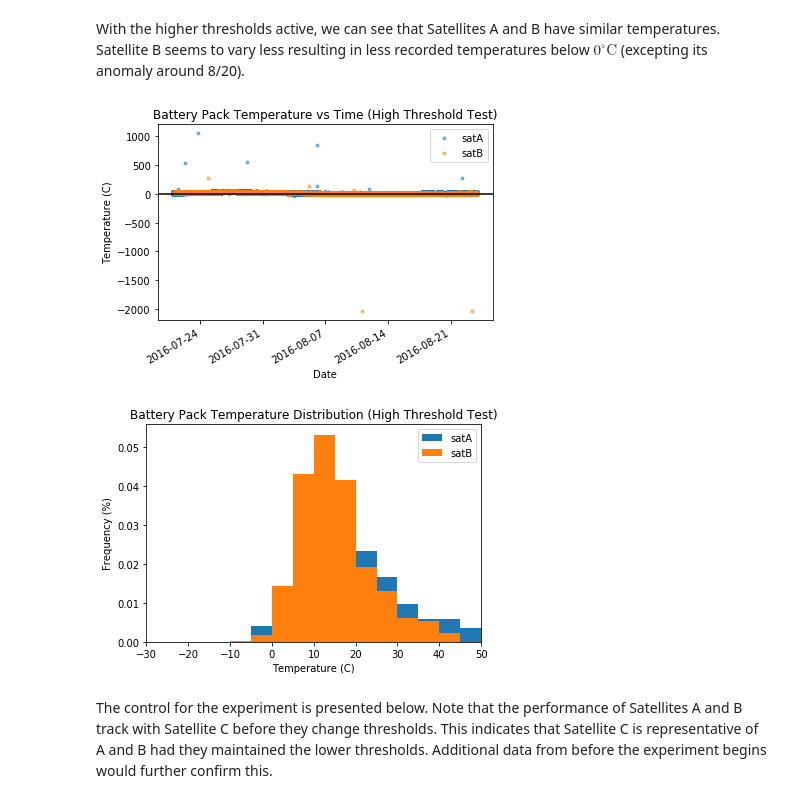
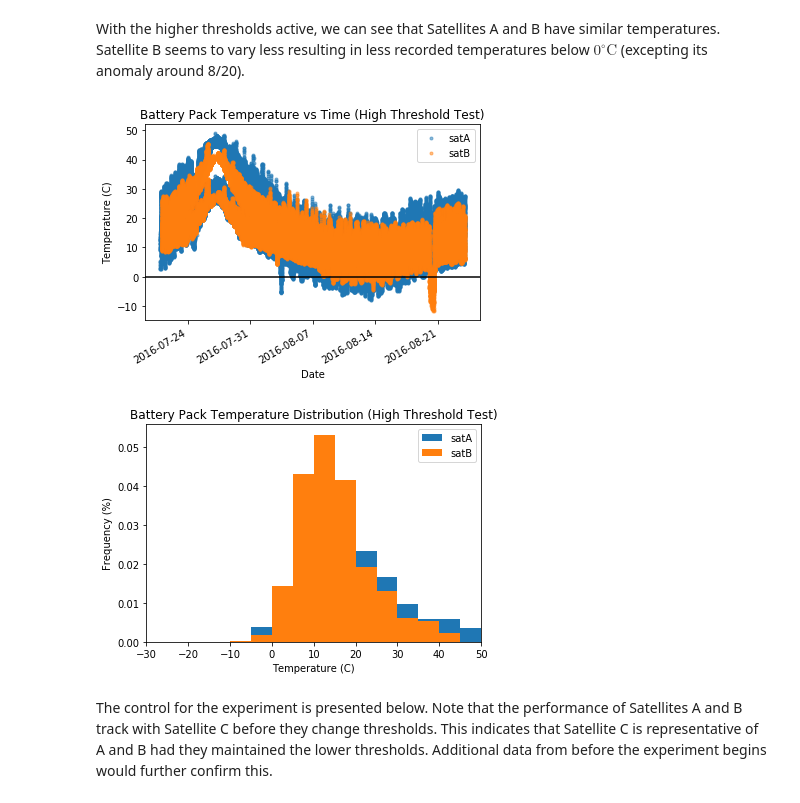
Before and after one commit to cullenself/battery_temp, a Jupyter notebook: Heater Thresholds.ipynb, the cells around one changed output. Drawn from its saved outputs; the diff is of its cells as text; code cells hidden in the pictures.

```diff
--- a/Heater Thresholds.ipynb
+++ b/Heater Thresholds.ipynb
@@ -15,7 +15,7 @@ filepaths = glob('./SatelliteData/satellite*.csv')
 dfs  = {} # Dictionary to hold dataframes
 for path in filepaths:
     sat = path[25:-4] # pull out the HWID
-    dfs[sat] = parse.readFile(path)
+    dfs[sat] = parse.filterOutliers(parse.readFile(path))
 # %% [markdown]
 ## Time Series View
 # %% [markdown]
@@ -105,10 +105,11 @@ inactive = pd.concat([inactiveA, inactiveB, dfs['C']], keys=['A', 'B', 'C'])
 # %% [markdown]
 With the higher thresholds active, we can see that Satellites A and B have similar temperatures. Satellite B seems to vary less resulting in less recorded temperatures below $0^\circ\text{C}$ (excepting its anomaly around 8/20).
 # %%
-active_reduced = parse.plotReduce(active,'High Threshold Test')
+active_reduced = parse.reduce(active)
+parse.plotReduced(active_reduced, 'High Threshold Test')
 plt.show()
 # %% [output]
-[figure, old version]
+[figure, new version]
 [figure]
 # %% [markdown]
 The control for the experiment is presented below. Note that the performance of Satellites A and B track with Satellite C before they change thresholds. This indicates that Satellite C is representative of A and B had they maintained the lower thresholds. Additional data from before the experiment begins would further confirm this.
```
Also changed, not shown: parts of 6 cells of this notebook, 14 other files.
